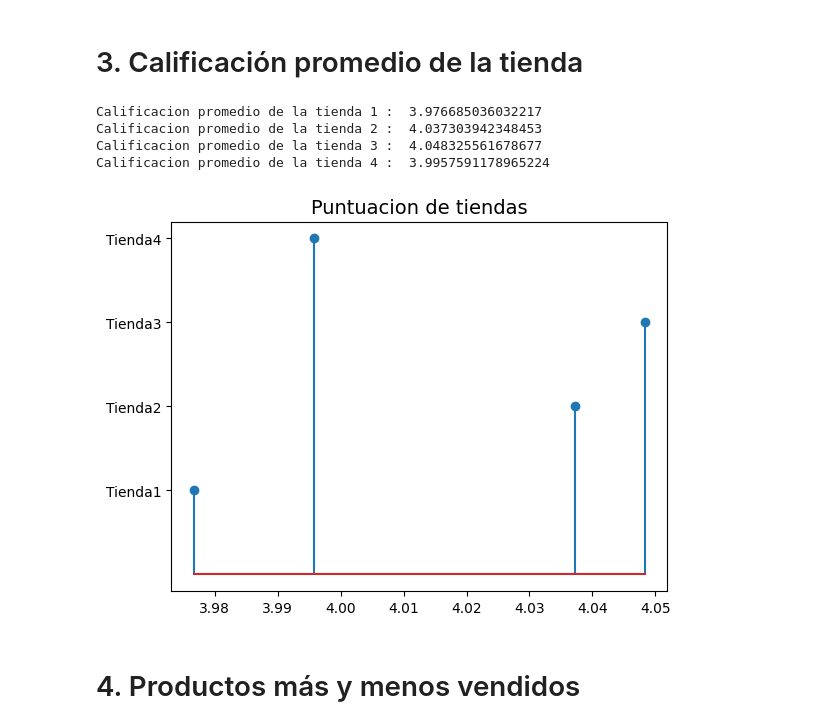
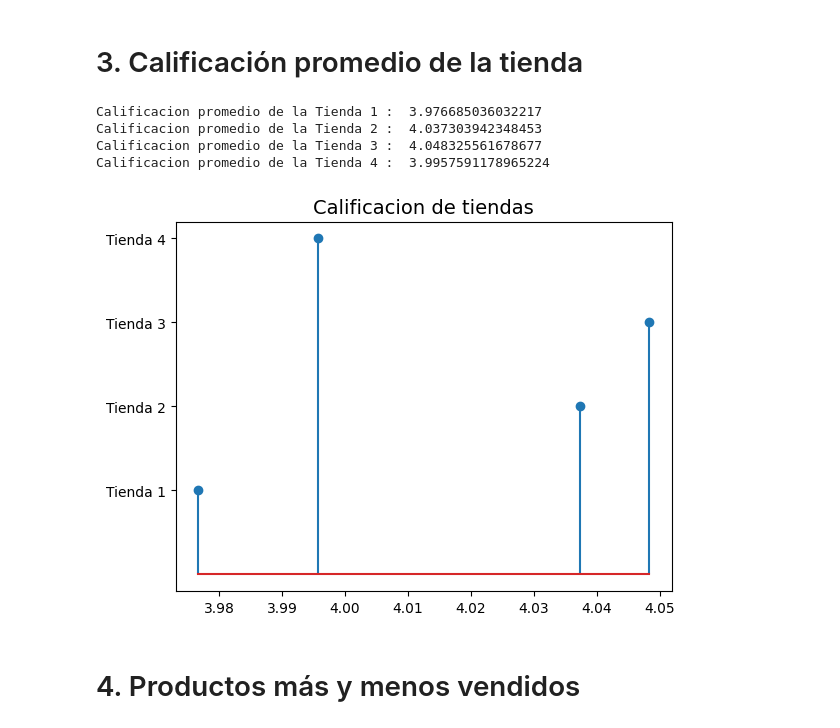
Before and after one commit to Alvaro-GF/AluraStoreProyect, a Jupyter notebook: AluraStoreProyect.ipynb, the cells around one changed output. Drawn from its saved outputs; the diff is of its cells as text; code cells hidden in the pictures.

```diff
--- a/AluraStoreProyect.ipynb
+++ b/AluraStoreProyect.ipynb
@@ -120,29 +112,33 @@ graficoDeVentas(listaTiendas)
 # 3. Calificación promedio de la tienda
 # %%
 promedio = lambda x: float(x.sum()/len(x))
-i = 0
-for nTienda in listaTiendas:
-    i+=1
-    print("Calificacion promedio de la tienda", i, ": ",promedio(nTienda["Calificación"]))
+
+def promedioCalificacion(listaTiendas):
+    tiendas = ["Tienda " + str(n+1) for n in range(len(listaTiendas))]
+    for nTienda in listaTiendas:
+        print("Calificacion promedio de la", tiendas[0], ": ",promedio(nTienda["Calificación"]))
+        tiendas.append(tiendas.pop(0))
+
+promedioCalificacion(listaTiendas)
 # %% [output]
-Calificacion promedio de la tienda 1 :  3.976685036032217
-Calificacion promedio de la tienda 2 :  4.037303942348453
-Calificacion promedio de la tienda 3 :  4.048325561678677
-Calificacion promedio de la tienda 4 :  3.9957591178965224
+Calificacion promedio de la Tienda 1 :  3.976685036032217
+Calificacion promedio de la Tienda 2 :  4.037303942348453
+Calificacion promedio de la Tienda 3 :  4.048325561678677
+Calificacion promedio de la Tienda 4 :  3.9957591178965224
 # %%
 def graficoDeCalificaciones(lista):
     calificacion = [promedio(x["Calificación"]) for x in lista]
-    tiendas = ["Tienda " + str(n+1) for n in range(4)]
-    y = [x+1 for x in range(4)]
+    tiendas = ["Tienda " + str(n+1) for n in range(len(lista))]
+    y = [x+1 for x in range(len(lista))]
     plt.stem(calificacion, y)
 
     plt.yticks(y, tiendas)
-    plt.title("Puntuacion de tiendas", fontsize = 14)
+    plt.title("Calificacion de tiendas", fontsize = 14)
     plt.show()
 
 graficoDeCalificaciones(listaTiendas)
 # %% [output]
-[figure, old version]
+[figure, new version]
 # %% [markdown]
 # 4. Productos más y menos vendidos
 # %%
```
Also changed, not shown: parts of 7 cells of this notebook.
